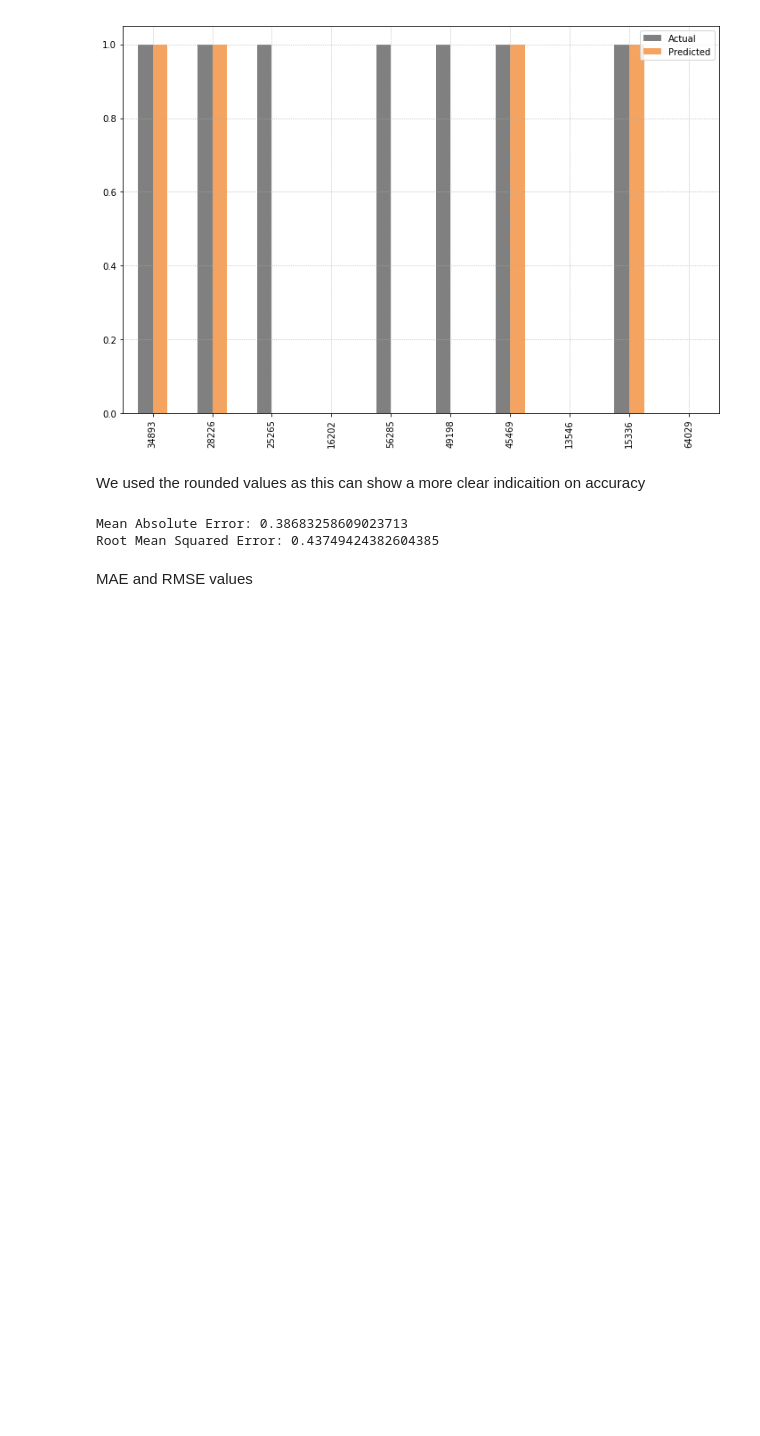
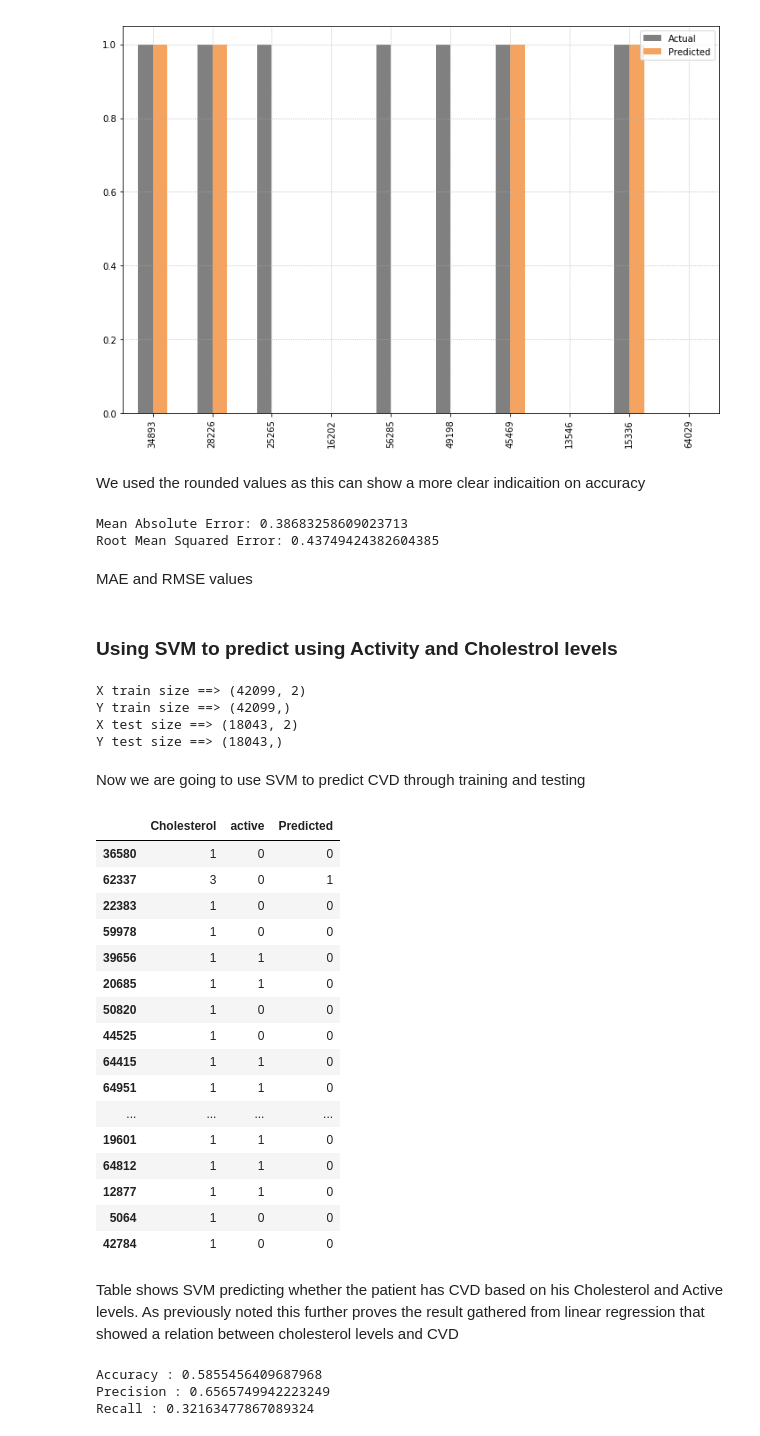
Before and after one commit to Mwelgama/307_Ass2, a Jupyter notebook: ass3_1.ipynb, the cells around one changed output. Cells and saved outputs as stored; diff of their text form; code cells hidden in the pictures; blank space fills up the shorter version.

```diff
--- a/ass3_1.ipynb
+++ b/ass3_1.ipynb
@@ -291,3 +291,56 @@ Mean Absolute Error: 0.38683258609023713
 Root Mean Squared Error: 0.43749424382604385
 # %% [markdown]
 MAE and RMSE values
+# %% [markdown]
+### Using SVM to predict using Activity and Cholestrol levels
+# %%
+from sklearn import svm
+from sklearn.model_selection import train_test_split
+cardio = df.cardio
+X_train, X_test, y_train, y_test = train_test_split(df[['cholesterol','active']], cardio, test_size=0.3, random_state=42)
+print('X train size ==>', X_train.shape)
+print('Y train size ==>', y_train.shape)
+print('X test size ==>', X_test.shape)
+print('Y test size ==>', y_test.shape)
+# %% [output]
+X train size ==> (42099, 2)
+Y train size ==> (42099,)
+X test size ==> (18043, 2)
+Y test size ==> (18043,)
+# %% [markdown]
+Now we are going to use SVM to predict CVD through training and testing
+# %%
+#add comments
+df_clf = svm.SVC(kernel='linear')
+df_clf.fit(X_train, y_train)
+df_predict = df_clf.predict(X_test)
+pd.DataFrame({'Cholesterol': X_test['cholesterol'], 'active': X_test['active'],  'Predicted': df_predict}).head(20)
+# %% [output]
+|  | Cholesterol | active | Predicted |
+| 36580 | 1 | 0 | 0 |
+| 62337 | 3 | 0 | 1 |
+| 22383 | 1 | 0 | 0 |
+| 59978 | 1 | 0 | 0 |
+| 39656 | 1 | 1 | 0 |
+| 20685 | 1 | 1 | 0 |
+| 50820 | 1 | 0 | 0 |
+| 44525 | 1 | 0 | 0 |
+| 64415 | 1 | 1 | 0 |
+| 64951 | 1 | 1 | 0 |
+| ... | ... | ... | ... |
+| 19601 | 1 | 1 | 0 |
+| 64812 | 1 | 1 | 0 |
+| 12877 | 1 | 1 | 0 |
+| 5064 | 1 | 0 | 0 |
+| 42784 | 1 | 0 | 0 |
+# %% [markdown]
+Table shows SVM predicting whether the patient has CVD based on his Cholesterol and Active levels. As previously noted this further proves the result gathered from linear regression that showed a relation between cholesterol levels and CVD
+# %%
+#add comments
+print('Accuracy :', metrics.accuracy_score(y_test, df_predict))
+print('Precision :', metrics.precision_score(y_test, df_predict))
+print('Recall :', metrics.recall_score(y_test, df_predict))
+# %% [output]
+Accuracy : 0.5855456409687968
+Precision : 0.6565749942223249
+Recall : 0.32163477867089324
```
